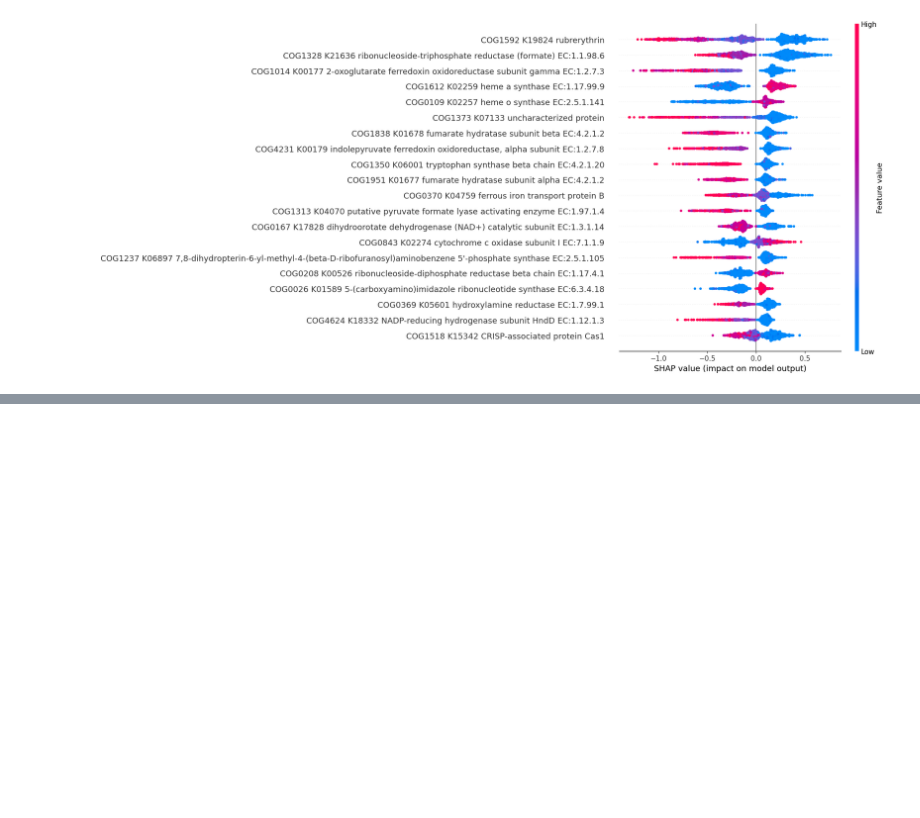
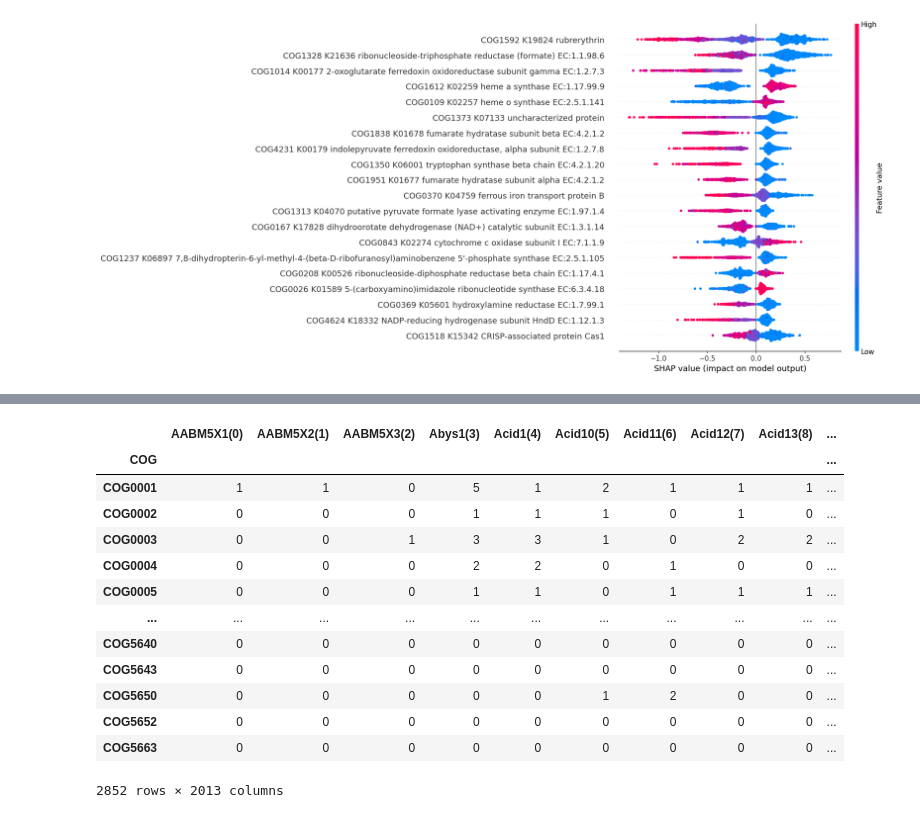
Before and after one commit to wwood/bacterial_dating_aerobic_predictor, a Jupyter notebook: 15_inspect_shap_values.ipynb, the cells around one changed output, grey strips where cells are left out. Saved outputs shown, nothing was run; the diff lists cells and outputs as text; code cells hidden in the pictures; blank space fills up the shorter version.

```diff
--- a/15_inspect_shap_values.ipynb
+++ b/15_inspect_shap_values.ipynb
@@ -177,0 +194,17 @@ Tight layout not applied. The left and right margins cannot be made large enough
+# %%
+d3
+# %% [output]
+|  | AABM5X1(0) | AABM5X2(1) | AABM5X3(2) | Abys1(3) | Acid1(4) | Acid10(5) | Acid11(6) | Acid12(7) | Acid13(8) | ... |
+| COG |  |  |  |  |  |  |  |  |  | ... |
+| COG0001 | 1 | 1 | 0 | 5 | 1 | 2 | 1 | 1 | 1 | ... |
+| COG0002 | 0 | 0 | 0 | 1 | 1 | 1 | 0 | 1 | 0 | ... |
+| COG0003 | 0 | 0 | 1 | 3 | 3 | 1 | 0 | 2 | 2 | ... |
+| COG0004 | 0 | 0 | 0 | 2 | 2 | 0 | 1 | 0 | 0 | ... |
+| COG0005 | 0 | 0 | 0 | 1 | 1 | 0 | 1 | 1 | 1 | ... |
+| ... | ... | ... | ... | ... | ... | ... | ... | ... | ... | ... |
+| COG5640 | 0 | 0 | 0 | 0 | 0 | 0 | 0 | 0 | 0 | ... |
+| COG5643 | 0 | 0 | 0 | 0 | 0 | 0 | 0 | 0 | 0 | ... |
+| COG5650 | 0 | 0 | 0 | 0 | 0 | 1 | 2 | 0 | 0 | ... |
+| COG5652 | 0 | 0 | 0 | 0 | 0 | 0 | 0 | 0 | 0 | ... |
+| COG5663 | 0 | 0 | 0 | 0 | 0 | 0 | 0 | 0 | 0 | ... |
+2852 rows × 2013 columns
```
Also changed, not shown: parts of 3 cells of this notebook, 3 other files.
